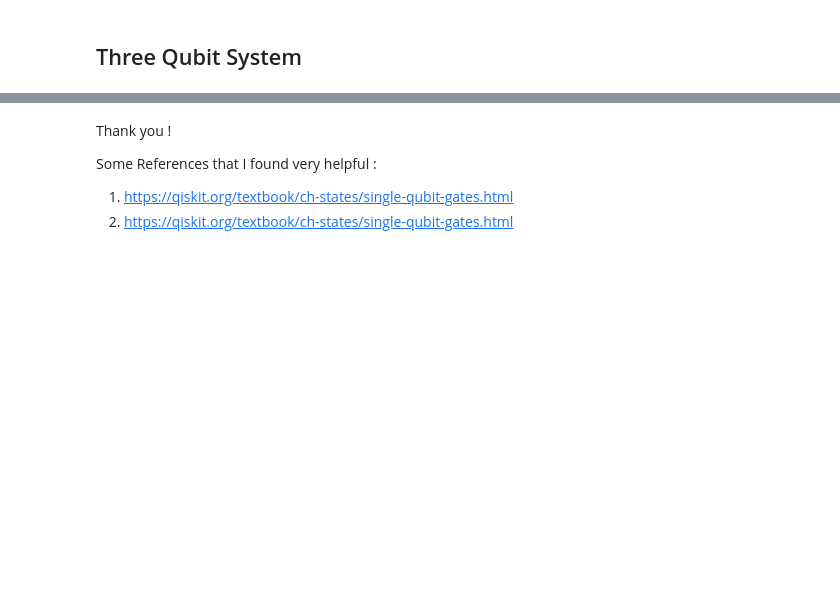
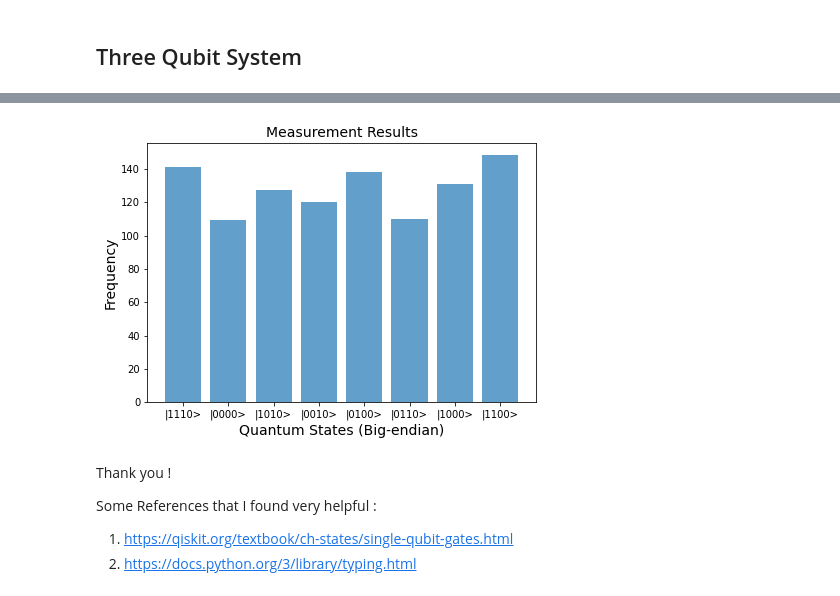
Before and after one commit to Anantha-Rao12/QCompiler, a Jupyter notebook: 3_QC_simulator.ipynb, the cells around one changed output, grey strips where cells are left out. Saved outputs shown, nothing was run; the diff lists cells and outputs as text; code cells hidden in the pictures; blank space fills up the shorter version.

```diff
--- a/3_QC_simulator.ipynb
+++ b/3_QC_simulator.ipynb
@@ -233,13 +151,15 @@ print(circuit1.get_groundstate())
+# %%
+circuit4 = QuantumCircuit(4)
 # %%
-initial_state = circuit1.get_groundstate()
+# A simple circuit
 
-# Define a Quantum circuit
-
-qcircuit1 = [{ "gate": "H", "target": [0] },
-            { "gate": "H", "target": [1] },
-            { "gate": "H", "target": [2] },
-            { "gate": "CNOT", "target": [0,1] },
-            { "gate": "Y", "target": [0] },
-            { "gate": "CNOT", "target": [2,1] },
-            { "gate": "Z", "target": [2] },
-           ]
+program = [{ "gate": "H", "target": [0] },
+           { "gate": "H", "target": [1] },
+           { "gate": "H", "target": [2] },
+           { "gate": "CNOT","target": [0,1]},
+           { "gate": "CNOT","target": [0,3]},
+           { "gate": "CNOT","target": [0,3]},
+           { "gate": "CNOT","target": [1,2]},
+           { "gate": "CNOT","target": [2,0]},
+           { "gate": 'X',"target": [0]}
+          ]
@@ -268,0 +186,3 @@ circuit1.get_counts(fstate,1024)
+# %%
+final_state = circuit4.get_finalstate(program) #use groundstate as initial state
+print(final_state)
@@ -268,0 +206,3 @@ circuit1.get_counts(fstate,1024)
+# %%
+results4 = circuit4.get_counts(final_state,shots=1024)
+results4
@@ -269,7 +218,17 @@ circuit1.get_counts(fstate,1024)
+# %%
+fig = plt.figure(figsize = (6,4))
+ax = fig.add_axes([0.1,0.1,0.9,0.9])
+ax.bar(results4.keys(), results4.values(),alpha=0.7)
+ax.set_xlabel('Quantum States (Big-endian)',fontsize=14)
+ax.set_ylabel('Frequency',fontsize=14)
+ax.set_title('Measurement Results',fontsize=14)
+plt.show()
+# %% [output]
+[figure, added]
 # %% [markdown]
 Thank you !
 
 Some References that I found very helpful :
 
 1. https://qiskit.org/textbook/ch-states/single-qubit-gates.html
-2. https://qiskit.org/textbook/ch-states/single-qubit-gates.html
+2. https://docs.python.org/3/library/typing.html
```
Also changed, not shown: parts of 29 cells of this notebook.
